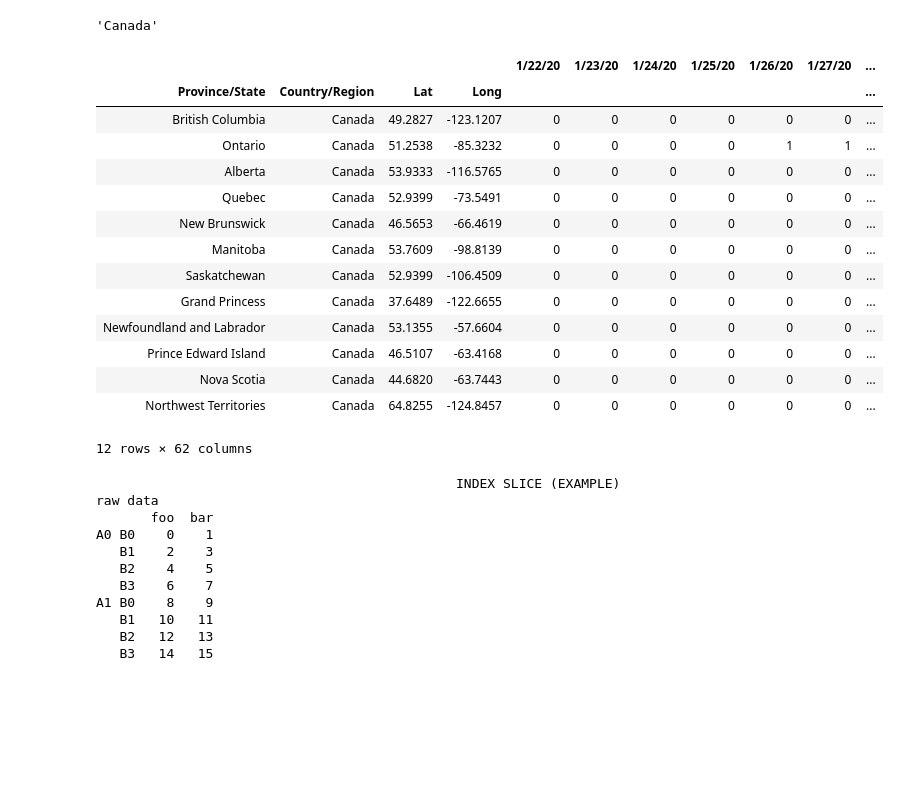
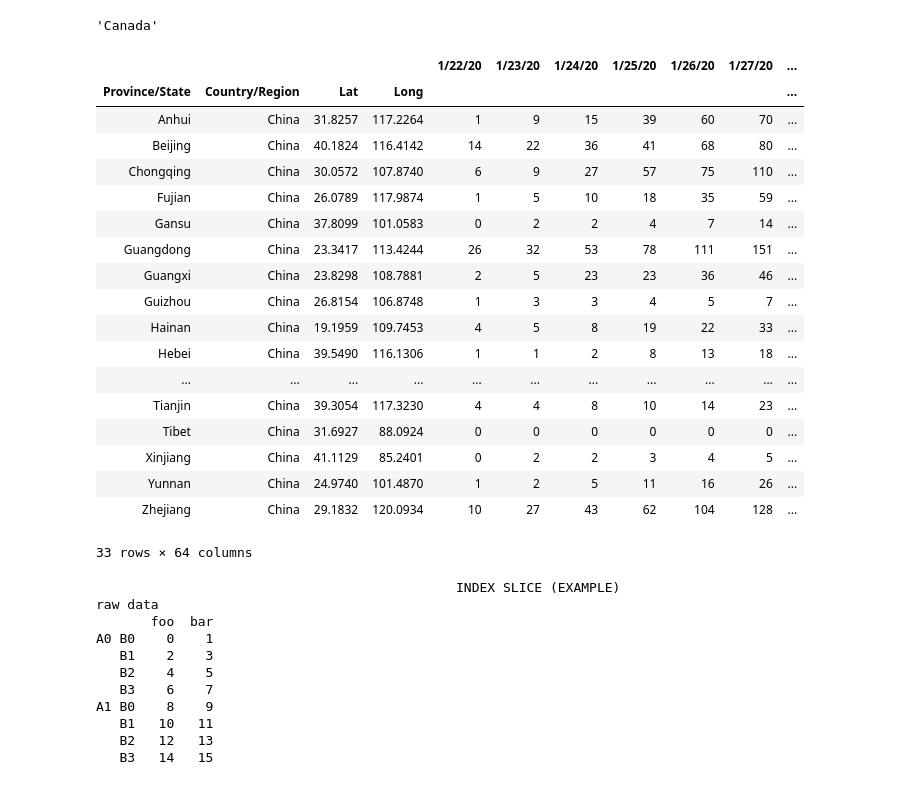
Before and after one commit to sidhant-guliani/covid19_representation_live-data, a Jupyter notebook: COVID19_data.ipynb, the cells around one changed output. Cells and saved outputs as stored; diff of their text form; code cells hidden in the pictures; blank space fills up the shorter version.

```diff
--- a/COVID19_data.ipynb
+++ b/COVID19_data.ipynb
@@ -16,9 +16,9 @@ from scipy.optimize import fsolve
 # getting data from John Hopkins observatory is providing a github repository with all recent data:
 # https://github.com/CSSEGISandData/COVID-19.git
 # %%
-giturl_confirmed = 'https://raw.githubusercontent.com/CSSEGISandData/COVID-19/master/csse_covid_19_data/csse_covid_19_time_series/time_series_19-covid-Confirmed.csv'
-giturl_deaths = 'https://raw.githubusercontent.com/CSSEGISandData/COVID-19/master/csse_covid_19_data/csse_covid_19_time_series/time_series_19-covid-Deaths.csv'
-giturl_recovered = 'https://raw.githubusercontent.com/CSSEGISandData/COVID-19/master/csse_covid_19_data/csse_covid_19_time_series/time_series_19-covid-Recovered.csv'
+giturl_confirmed = 'https://raw.githubusercontent.com/CSSEGISandData/COVID-19/master/csse_covid_19_data/csse_covid_19_time_series/time_series_covid19_confirmed_global.csv'
+deaths_data = 'https://raw.githubusercontent.com/CSSEGISandData/COVID-19/master/csse_covid_19_data/csse_covid_19_time_series/time_series_covid19_deaths_global.csv'
+recovered_data = 'https://raw.githubusercontent.com/CSSEGISandData/COVID-19/master/csse_covid_19_data/csse_covid_19_time_series/time_series_covid19_recovered_global.csv'
 # %%
 covid_id='Confirmed'
 # %%
@@ -141,23 +141,27 @@ countries_list[0]
 'Canada'
 # %%
 # getting all for canada
-corona_cases_df.loc[pd.IndexSlice[:, 'Canada'], :]
+corona_cases_df.loc[pd.IndexSlice[:, 'China'], :]
 # %% [output]
 |  |  |  |  | 1/22/20 | 1/23/20 | 1/24/20 | 1/25/20 | 1/26/20 | 1/27/20 | ... |
 | Province/State | Country/Region | Lat | Long |  |  |  |  |  |  | ... |
-| British Columbia | Canada | 49.2827 | -123.1207 | 0 | 0 | 0 | 0 | 0 | 0 | ... |
-| Ontario | Canada | 51.2538 | -85.3232 | 0 | 0 | 0 | 0 | 1 | 1 | ... |
-| Alberta | Canada | 53.9333 | -116.5765 | 0 | 0 | 0 | 0 | 0 | 0 | ... |
-| Quebec | Canada | 52.9399 | -73.5491 | 0 | 0 | 0 | 0 | 0 | 0 | ... |
-| New Brunswick | Canada | 46.5653 | -66.4619 | 0 | 0 | 0 | 0 | 0 | 0 | ... |
-| Manitoba | Canada | 53.7609 | -98.8139 | 0 | 0 | 0 | 0 | 0 | 0 | ... |
-| Saskatchewan | Canada | 52.9399 | -106.4509 | 0 | 0 | 0 | 0 | 0 | 0 | ... |
-| Grand Princess | Canada | 37.6489 | -122.6655 | 0 | 0 | 0 | 0 | 0 | 0 | ... |
-| Newfoundland and Labrador | Canada | 53.1355 | -57.6604 | 0 | 0 | 0 | 0 | 0 | 0 | ... |
-| Prince Edward Island | Canada | 46.5107 | -63.4168 | 0 | 0 | 0 | 0 | 0 | 0 | ... |
-| Nova Scotia | Canada | 44.6820 | -63.7443 | 0 | 0 | 0 | 0 | 0 | 0 | ... |
-| Northwest Territories | Canada | 64.8255 | -124.8457 | 0 | 0 | 0 | 0 | 0 | 0 | ... |
+| Anhui | China | 31.8257 | 117.2264 | 1 | 9 | 15 | 39 | 60 | 70 | ... |
+| Beijing | China | 40.1824 | 116.4142 | 14 | 22 | 36 | 41 | 68 | 80 | ... |
+| Chongqing | China | 30.0572 | 107.8740 | 6 | 9 | 27 | 57 | 75 | 110 | ... |
+| Fujian | China | 26.0789 | 117.9874 | 1 | 5 | 10 | 18 | 35 | 59 | ... |
+| Gansu | China | 37.8099 | 101.0583 | 0 | 2 | 2 | 4 | 7 | 14 | ... |
+| Guangdong | China | 23.3417 | 113.4244 | 26 | 32 | 53 | 78 | 111 | 151 | ... |
+| Guangxi | China | 23.8298 | 108.7881 | 2 | 5 | 23 | 23 | 36 | 46 | ... |
+| Guizhou | China | 26.8154 | 106.8748 | 1 | 3 | 3 | 4 | 5 | 7 | ... |
+| Hainan | China | 19.1959 | 109.7453 | 4 | 5 | 8 | 19 | 22 | 33 | ... |
+| Hebei | China | 39.5490 | 116.1306 | 1 | 1 | 2 | 8 | 13 | 18 | ... |
+| ... | ... | ... | ... | ... | ... | ... | ... | ... | ... | ... |
+| Tianjin | China | 39.3054 | 117.3230 | 4 | 4 | 8 | 10 | 14 | 23 | ... |
+| Tibet | China | 31.6927 | 88.0924 | 0 | 0 | 0 | 0 | 0 | 0 | ... |
+| Xinjiang | China | 41.1129 | 85.2401 | 0 | 2 | 2 | 3 | 4 | 5 | ... |
+| Yunnan | China | 24.9740 | 101.4870 | 1 | 2 | 5 | 11 | 16 | 26 | ... |
+| Zhejiang | China | 29.1832 | 120.0934 | 10 | 27 | 43 | 62 | 104 | 128 | ... |
-12 rows × 62 columns
+33 rows × 64 columns
 # %%
 print('                                              INDEX SLICE (EXAMPLE)')
 midx = pd.MultiIndex.from_product([['A0','A1'], ['B0','B1','B2','B3']])
```
Also changed, not shown: parts of 9 cells of this notebook, 3 other files.
